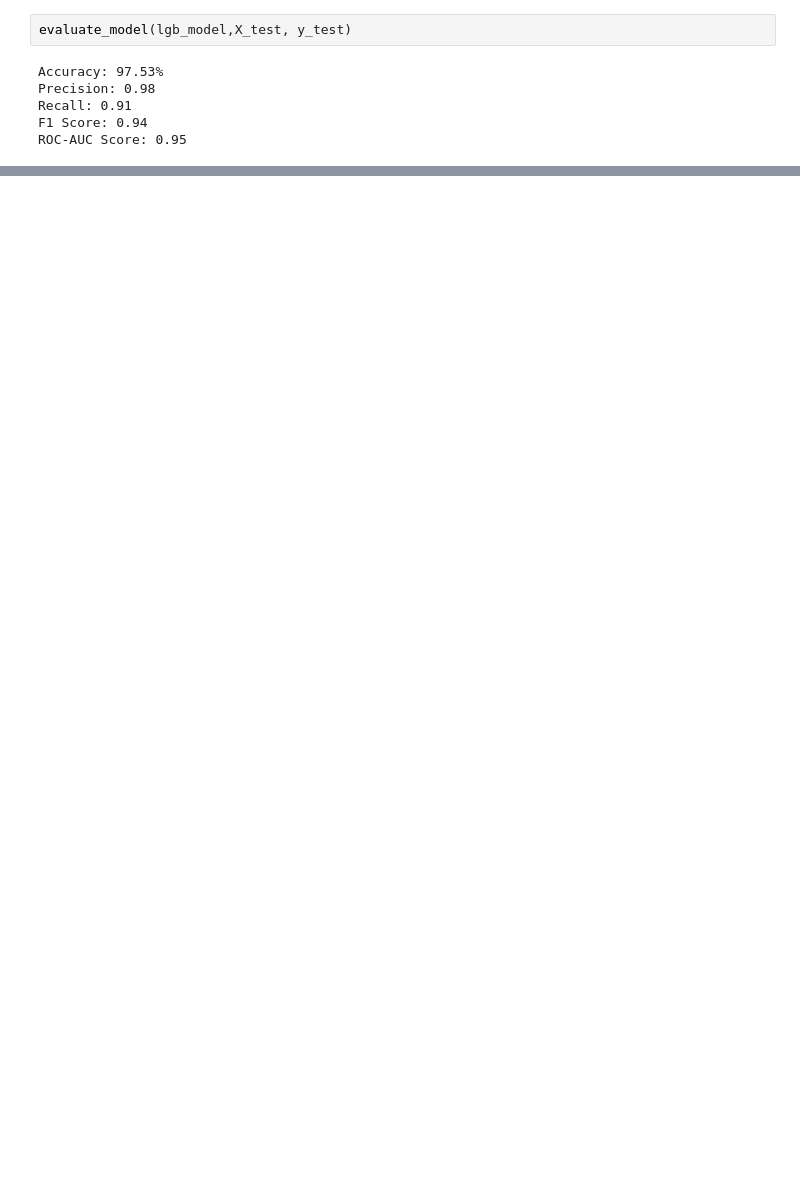
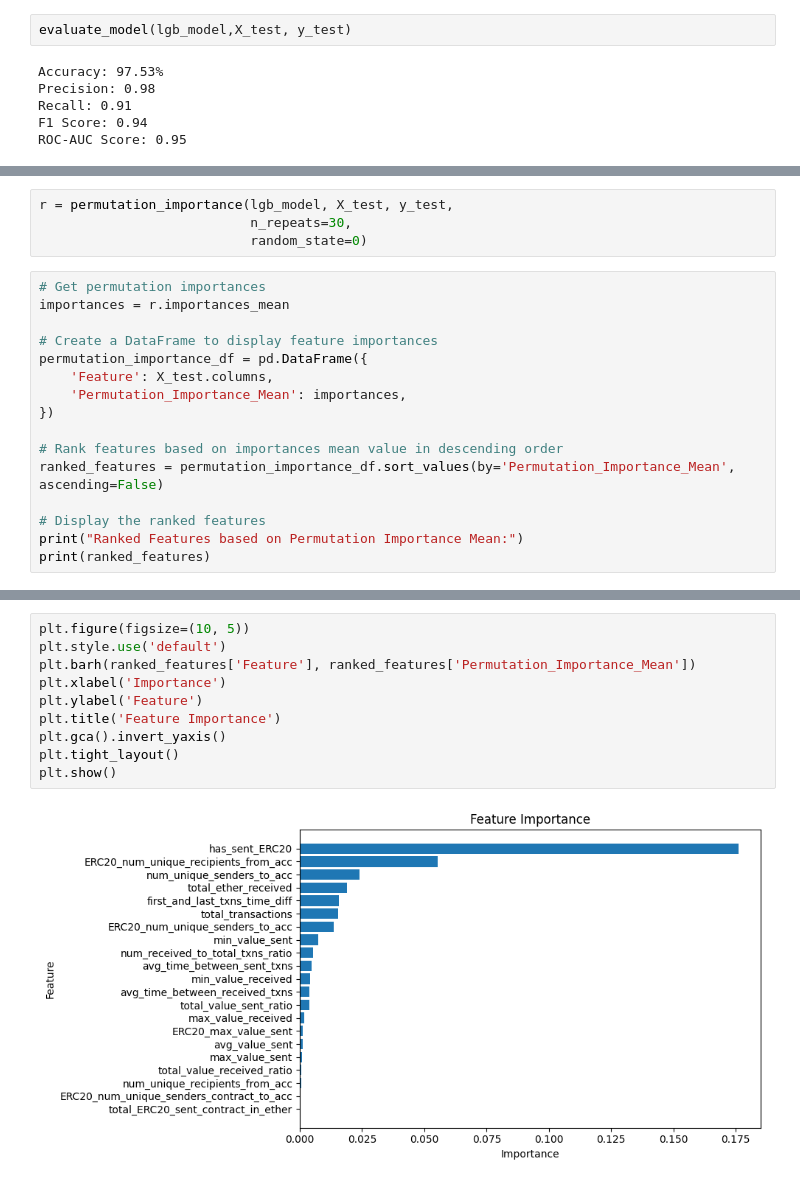
Before and after one commit to ysjprojects/BT4012-Project, a Jupyter notebook: notebooks/LightGBM.ipynb, the cells around one changed output, grey strips where cells are left out. Cells and saved outputs as stored; diff of their text form; blank space fills up the shorter version.

Commit message:
Perm feature importance

```diff
--- a/notebooks/LightGBM.ipynb
+++ b/notebooks/LightGBM.ipynb
@@ -117,0 +122,20 @@ ROC-AUC Score: 0.95
+# %%
+r = permutation_importance(lgb_model, X_test, y_test,
+                           n_repeats=30,
+                           random_state=0)
+# %%
+# Get permutation importances
+importances = r.importances_mean
+
+# Create a DataFrame to display feature importances
+permutation_importance_df = pd.DataFrame({
+    'Feature': X_test.columns,
+    'Permutation_Importance_Mean': importances,
+})
+
+# Rank features based on importances mean value in descending order
+ranked_features = permutation_importance_df.sort_values(by='Permutation_Importance_Mean', ascending=False)
+
+# Display the ranked features
+print("Ranked Features based on Permutation Importance Mean:")
+print(ranked_features)
@@ -117,0 +160,12 @@ ROC-AUC Score: 0.95
+# %%
+plt.figure(figsize=(10, 5))
+plt.style.use('default')
+plt.barh(ranked_features['Feature'], ranked_features['Permutation_Importance_Mean'])
+plt.xlabel('Importance')
+plt.ylabel('Feature')
+plt.title('Feature Importance')
+plt.gca().invert_yaxis()
+plt.tight_layout()
+plt.show()
+# %% [output]
+[figure, added]
```
Also changed, not shown: parts of 6 cells of this notebook.
